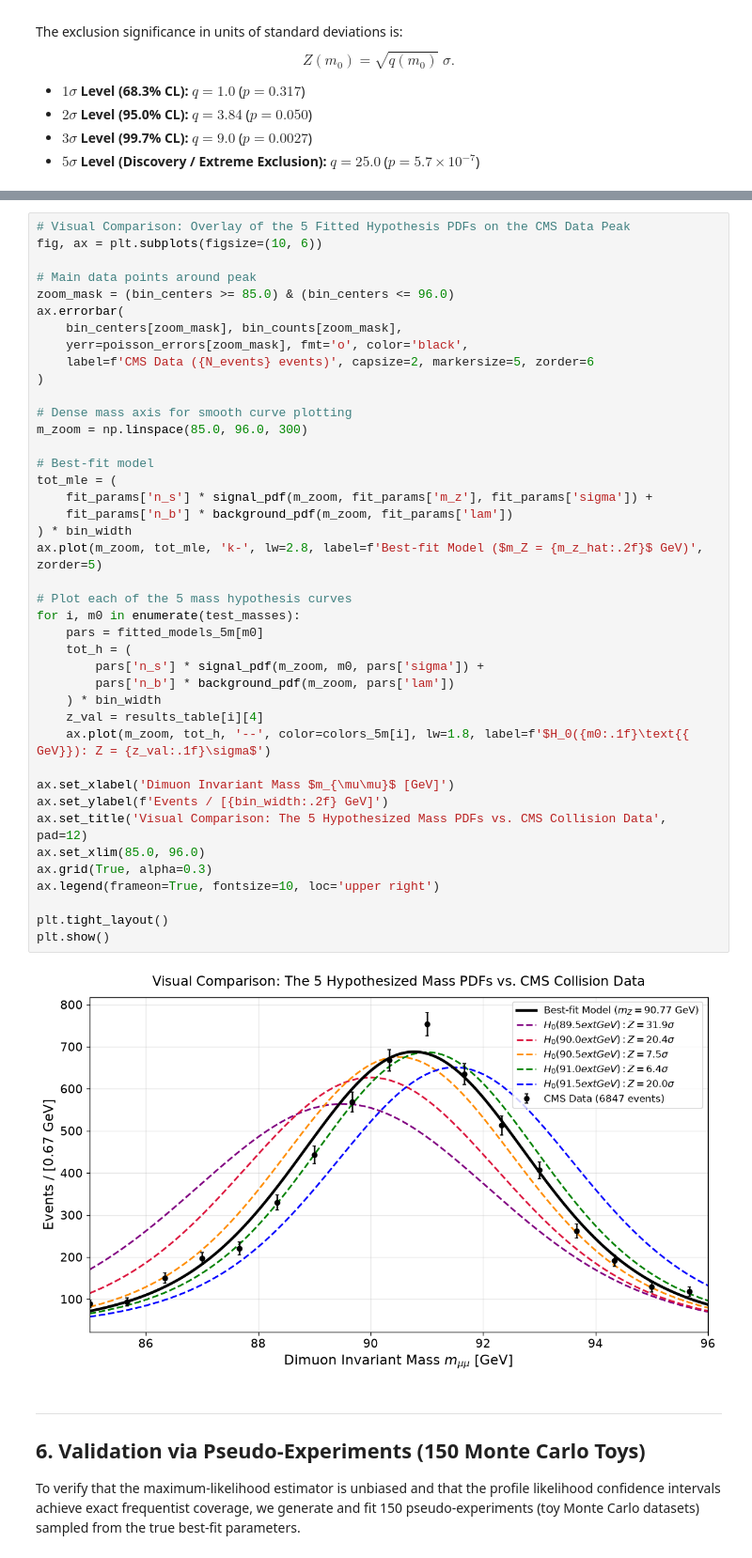
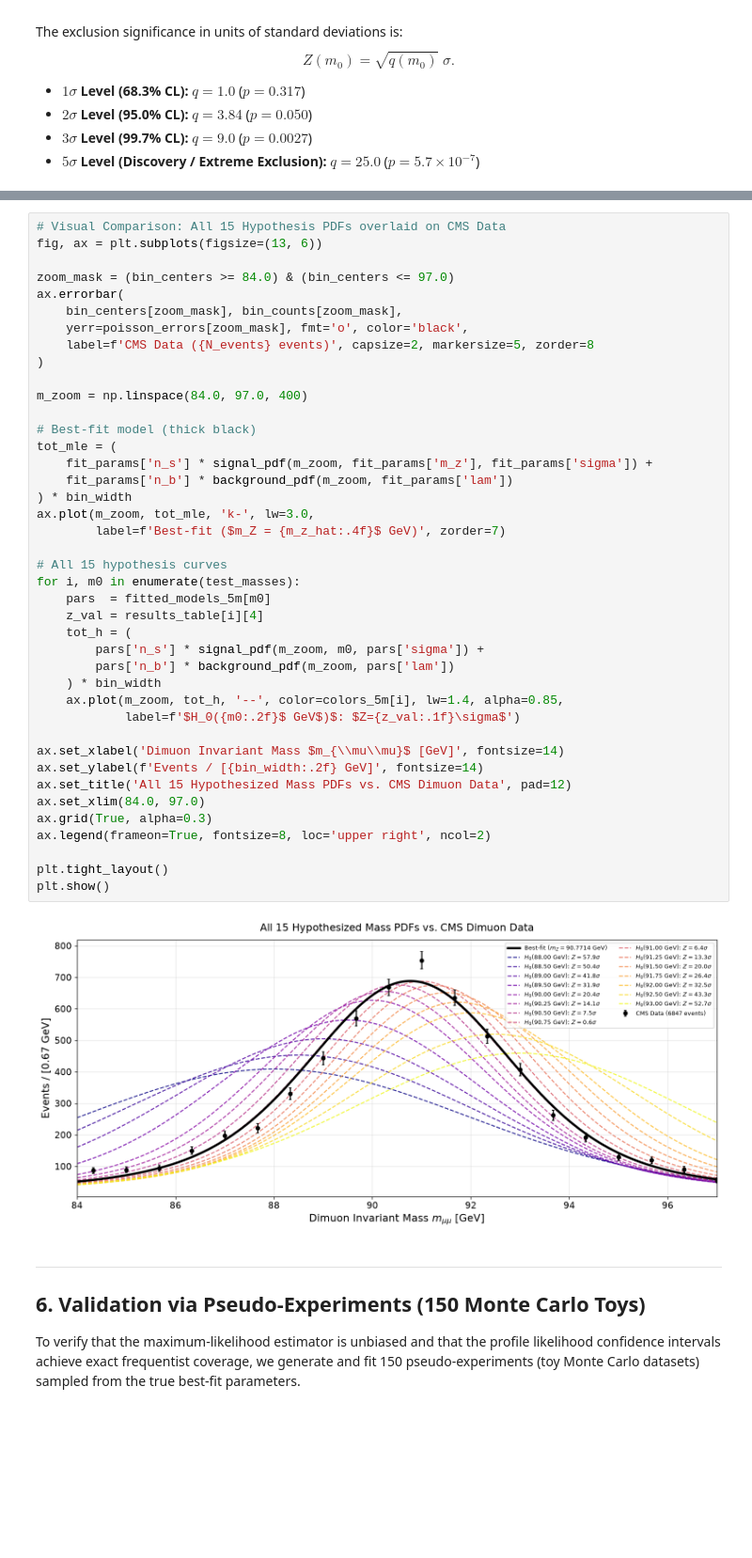
Before and after one commit to AdityaKChoubey/Statistical-Inference-for-HEP-Problems, a Jupyter notebook: CMS_Z_Dimuon_Likelihood_Inference.ipynb, the cells around one changed output, grey strips where cells are left out. Shown at 94% size. Cells and saved outputs as stored; diff of their text form; blank space fills up the shorter version.

```diff
--- a/CMS_Z_Dimuon_Likelihood_Inference.ipynb
+++ b/CMS_Z_Dimuon_Likelihood_Inference.ipynb
@@ -413,46 +419,46 @@ Computing continuous profile likelihood scan...
 # %%
-# Visual Comparison: Overlay of the 5 Fitted Hypothesis PDFs on the CMS Data Peak
-fig, ax = plt.subplots(figsize=(10, 6))
+# Visual Comparison: All 15 Hypothesis PDFs overlaid on CMS Data
+fig, ax = plt.subplots(figsize=(13, 6))
 
-# Main data points around peak
-zoom_mask = (bin_centers >= 85.0) & (bin_centers <= 96.0)
+zoom_mask = (bin_centers >= 84.0) & (bin_centers <= 97.0)
 ax.errorbar(
     bin_centers[zoom_mask], bin_counts[zoom_mask],
     yerr=poisson_errors[zoom_mask], fmt='o', color='black',
-    label=f'CMS Data ({N_events} events)', capsize=2, markersize=5, zorder=6
+    label=f'CMS Data ({N_events} events)', capsize=2, markersize=5, zorder=8
 )
 
-# Dense mass axis for smooth curve plotting
-m_zoom = np.linspace(85.0, 96.0, 300)
+m_zoom = np.linspace(84.0, 97.0, 400)
 
-# Best-fit model
+# Best-fit model (thick black)
 tot_mle = (
     fit_params['n_s'] * signal_pdf(m_zoom, fit_params['m_z'], fit_params['sigma']) +
     fit_params['n_b'] * background_pdf(m_zoom, fit_params['lam'])
 ) * bin_width
-ax.plot(m_zoom, tot_mle, 'k-', lw=2.8, label=f'Best-fit Model ($m_Z = {m_z_hat:.2f}$ GeV)', zorder=5)
+ax.plot(m_zoom, tot_mle, 'k-', lw=3.0,
+        label=f'Best-fit ($m_Z = {m_z_hat:.4f}$ GeV)', zorder=7)
 
-# Plot each of the 5 mass hypothesis curves
+# All 15 hypothesis curves
 for i, m0 in enumerate(test_masses):
-    pars = fitted_models_5m[m0]
+    pars  = fitted_models_5m[m0]
+    z_val = results_table[i][4]
     tot_h = (
         pars['n_s'] * signal_pdf(m_zoom, m0, pars['sigma']) +
         pars['n_b'] * background_pdf(m_zoom, pars['lam'])
     ) * bin_width
-    z_val = results_table[i][4]
-    ax.plot(m_zoom, tot_h, '--', color=colors_5m[i], lw=1.8, label=f'$H_0({m0:.1f}\text{{ GeV}}): Z = {z_val:.1f}\sigma$')
+    ax.plot(m_zoom, tot_h, '--', color=colors_5m[i], lw=1.4, alpha=0.85,
+            label=f'$H_0({m0:.2f}$ GeV$)$: $Z={z_val:.1f}\sigma$')
 
-ax.set_xlabel('Dimuon Invariant Mass $m_{\mu\mu}$ [GeV]')
-ax.set_ylabel(f'Events / [{bin_width:.2f} GeV]')
-ax.set_title('Visual Comparison: The 5 Hypothesized Mass PDFs vs. CMS Collision Data', pad=12)
-ax.set_xlim(85.0, 96.0)
+ax.set_xlabel('Dimuon Invariant Mass $m_{\\mu\\mu}$ [GeV]', fontsize=14)
+ax.set_ylabel(f'Events / [{bin_width:.2f} GeV]', fontsize=14)
+ax.set_title('All 15 Hypothesized Mass PDFs vs. CMS Dimuon Data', pad=12)
+ax.set_xlim(84.0, 97.0)
 ax.grid(True, alpha=0.3)
-ax.legend(frameon=True, fontsize=10, loc='upper right')
+ax.legend(frameon=True, fontsize=8, loc='upper right', ncol=2)
 
 plt.tight_layout()
 plt.show()
 # %% [output]
-[figure, old version]
+[figure, new version]
 # %% [markdown]
 ---
 ## 6. Validation via Pseudo-Experiments (150 Monte Carlo Toys)
```
Also changed, not shown: parts of 3 cells of this notebook.
